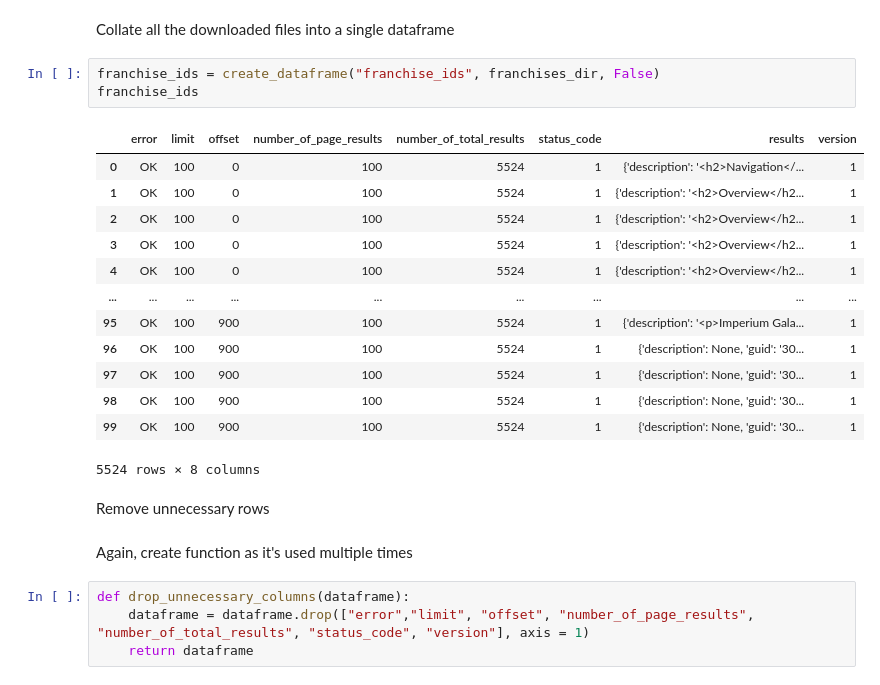
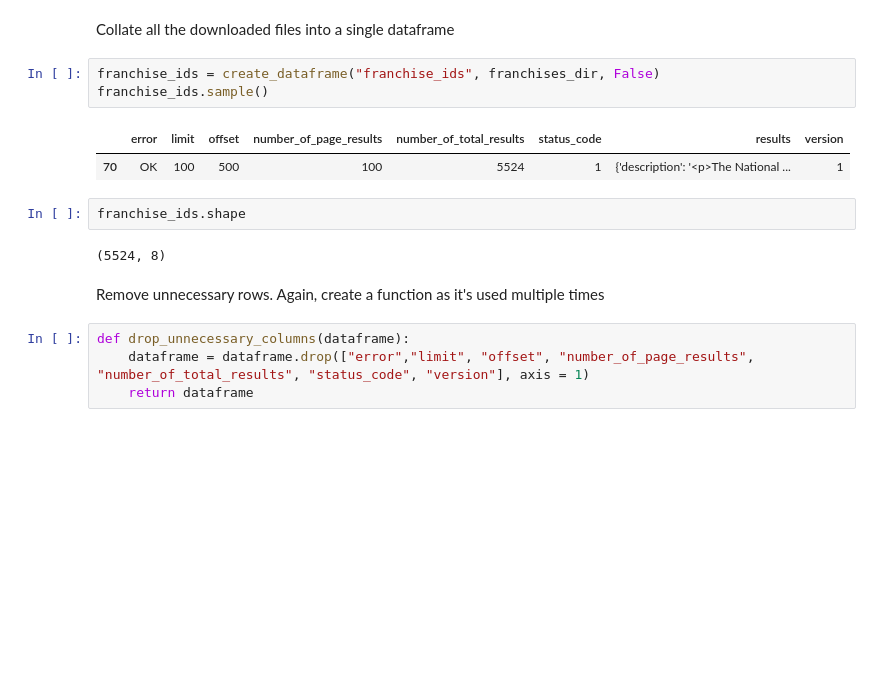
Before and after one commit to adambrennan150/Franchises, a Jupyter notebook: GiantBomb.ipynb, the cells around one changed output. Drawn from its saved outputs; the diff is of its cells as text; blank space fills up the shorter version.

```diff
--- a/GiantBomb.ipynb
+++ b/GiantBomb.ipynb
@@ -50,25 +50,16 @@ def create_dataframe(desired_name, raw_directory, add_path):
 Collate all the downloaded files into a single dataframe
 # %%
 franchise_ids = create_dataframe("franchise_ids", franchises_dir, False)
-franchise_ids
+franchise_ids.sample()
 # %% [output]
 |  | error | limit | offset | number_of_page_results | number_of_total_results | status_code | results | version |
-| 0 | OK | 100 | 0 | 100 | 5524 | 1 | {'description': '<h2>Navigation</... | 1 |
-| 1 | OK | 100 | 0 | 100 | 5524 | 1 | {'description': '<h2>Overview</h2... | 1 |
-| 2 | OK | 100 | 0 | 100 | 5524 | 1 | {'description': '<h2>Overview</h2... | 1 |
-| 3 | OK | 100 | 0 | 100 | 5524 | 1 | {'description': '<h2>Overview</h2... | 1 |
-| 4 | OK | 100 | 0 | 100 | 5524 | 1 | {'description': '<h2>Overview</h2... | 1 |
-| ... | ... | ... | ... | ... | ... | ... | ... | ... |
-| 95 | OK | 100 | 900 | 100 | 5524 | 1 | {'description': '<p>Imperium Gala... | 1 |
-| 96 | OK | 100 | 900 | 100 | 5524 | 1 | {'description': None, 'guid': '30... | 1 |
-| 97 | OK | 100 | 900 | 100 | 5524 | 1 | {'description': None, 'guid': '30... | 1 |
-| 98 | OK | 100 | 900 | 100 | 5524 | 1 | {'description': None, 'guid': '30... | 1 |
-| 99 | OK | 100 | 900 | 100 | 5524 | 1 | {'description': None, 'guid': '30... | 1 |
+| 70 | OK | 100 | 500 | 100 | 5524 | 1 | {'description': '<p>The National ... | 1 |
-5524 rows × 8 columns
-# %% [markdown]
-Remove unnecessary rows
+# %%
+franchise_ids.shape
+# %% [output]
+(5524, 8)
 # %% [markdown]
-Again, create function as it's used multiple times
+Remove unnecessary rows. Again, create a function as it's used multiple times
 # %%
 def drop_unnecessary_columns(dataframe):
     dataframe = dataframe.drop(["error","limit", "offset", "number_of_page_results", "number_of_total_results", "status_code", "version"], axis = 1)
```
Also changed, not shown: parts of 47 cells of this notebook, 2 other files.
